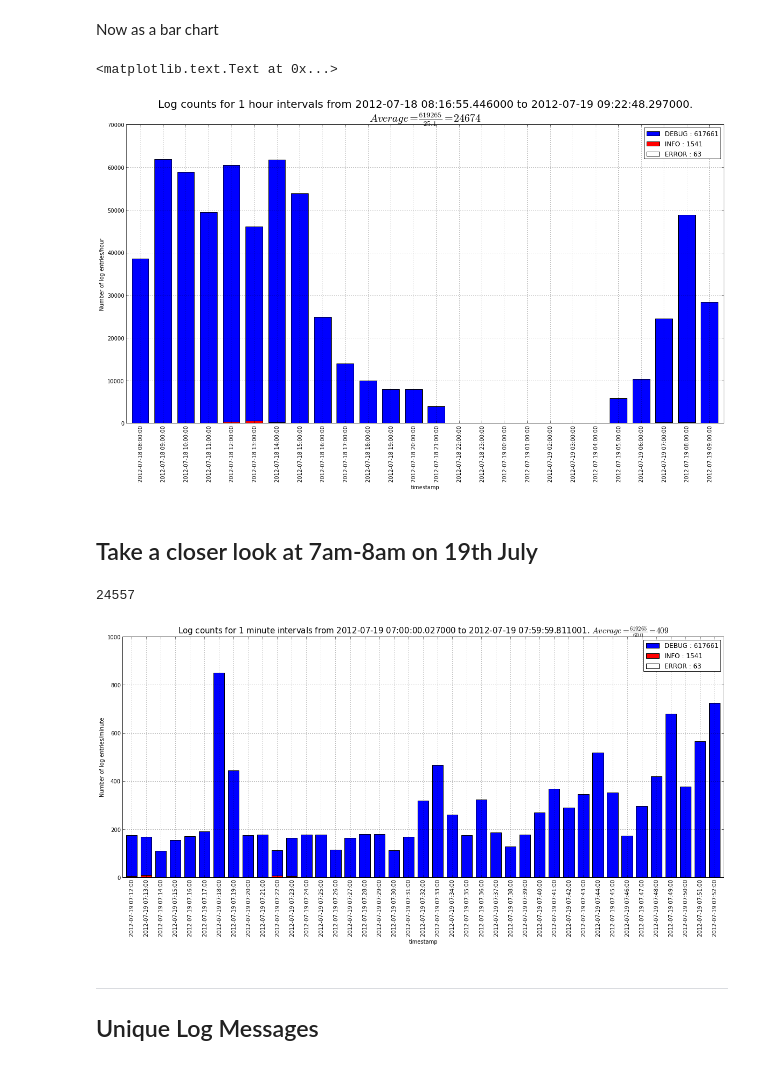
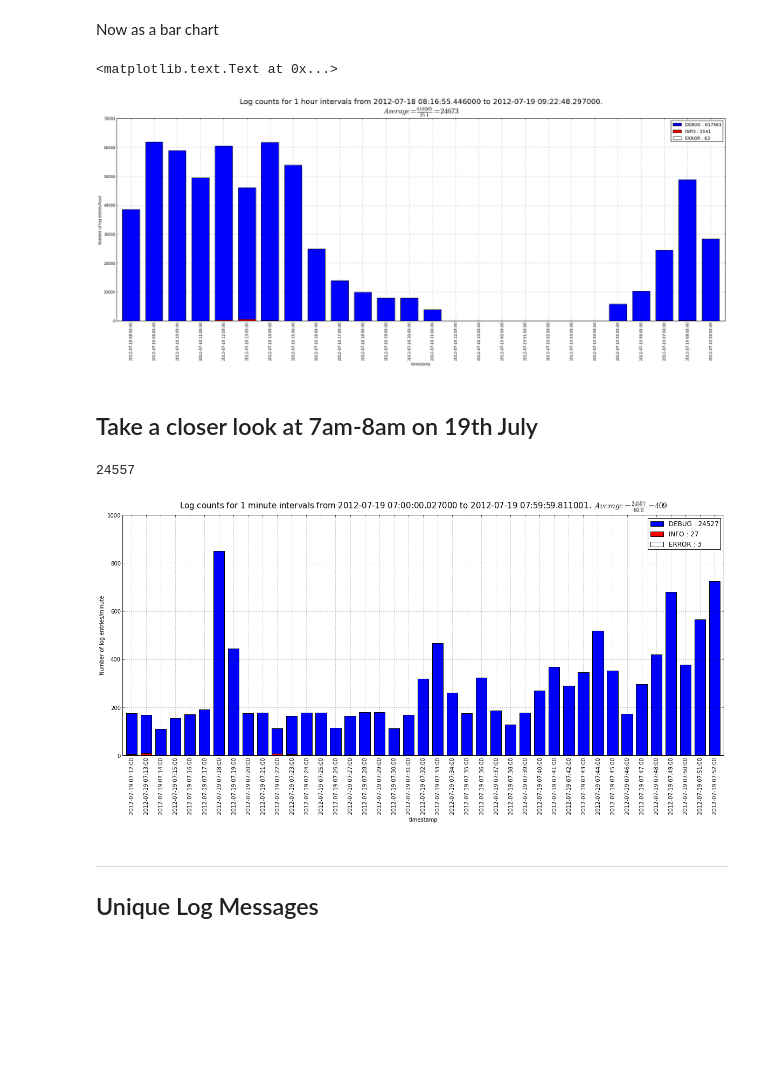
Before and after one commit to peterwilliams97/log_analysis, a Jupyter notebook: nb_pandas.ipynb, the cells around one changed output. Drawn from its saved outputs; the diff is of its cells as text; code cells hidden in the pictures; blank space fills up the shorter version.

```diff
--- a/nb_pandas.ipynb
+++ b/nb_pandas.ipynb
@@ -154,42 +154,46 @@ Now as a bar chart
 # %%
 # Need to plot shorter bars later so we can see them
 levels = sorted(levels, key = lambda x: -len(df[df.level==x]))
 # Color cycling is currenty broken on pandas bar chars
 colors = ['b', 'r', 'w']
 
 # Make the figure big so we can see the tiny INFO and ERROR counts
-plt.figsize(20,10)
+plt.figsize(30,10)
 for i,level in enumerate(levels):
     bars = df[df.level==level].logfile.resample('60min', how='count')
     bars.plot(kind='bar', color=colors[i], label='%s : %d' % (level, len(df[df.level==level])))
 legend(loc='best')
+hours = (df.index.max() - df.index.min()).total_seconds()/3600
 title(r'''Log counts for 1 hour intervals from %s to %s.
-$Average=\frac{%d}{%.1f}=%d$''' % (df.index.min(), df.index.max(),
-    len(df), hours, int(len(df)/hours)), size=20)
+$Average=\frac{%d}{%.1f}=%d$
+''' % (
+        df.index.min(), df.index.max(),
+        len(df), hours, int(len(df)/hours)), size=20)
 ylabel('Number of log entries/hour')
 # %% [output]
 <matplotlib.text.Text at 0x...>
-[figure, old version]
+[figure, new version]
 # %% [markdown]
 Take a closer look at 7am-8am on 19th July
 ------------------------------------------
 # %%
 df7am = df['2012-07-19 07:00' : '2012-07-19 07:59']
 len(df7am)
-if True:
-    plt.figsize(20,8)
-    for i,level in enumerate(levels):
-        bars = df7am[df.level==level].logfile.resample('1min', how='count')
-        bars.plot(kind='bar', color=colors[i], label='%s : %d' % (level, len(df[df.level==level])))
-    legend(loc='best')
-    minutes = (df7am.index.max() - df7am.index.min()).total_seconds()/60
-    title(r'Log counts for 1 minute intervals from %s to %s. $Average=\frac{%d}{%.1f}=%d$' % (df7am.index.min(), df7am.index.max(),
-        len(df), minutes, int(len(df7am)/minutes)), size=15)
-    ylabel('Number of log entries/minute')
+
+plt.figsize(20,8)
+for i,level in enumerate(levels):
+    bars = df7am[df.level==level].logfile.resample('1min', how='count')
+    bars.plot(kind='bar', color=colors[i], label='%s : %d' % (level, len(df7am[df.level==level])))
+legend(loc='best')
+minutes = (df7am.index.max() - df7am.index.min()).total_seconds()/60
+title(r'''Log counts for 1 minute intervals from %s to %s. $Average=\frac{%d}{%.1f}=%d$
+''' % (df7am.index.min(), df7am.index.max(),
+       len(df7am), minutes, int(len(df7am)/minutes)), size=15)
+ylabel('Number of log entries/minute')
 len(df7am)
 # %% [output]
 24557
-[figure, old version]
+[figure, new version]
 # %% [markdown]
 ***
 Unique Log Messages
```
